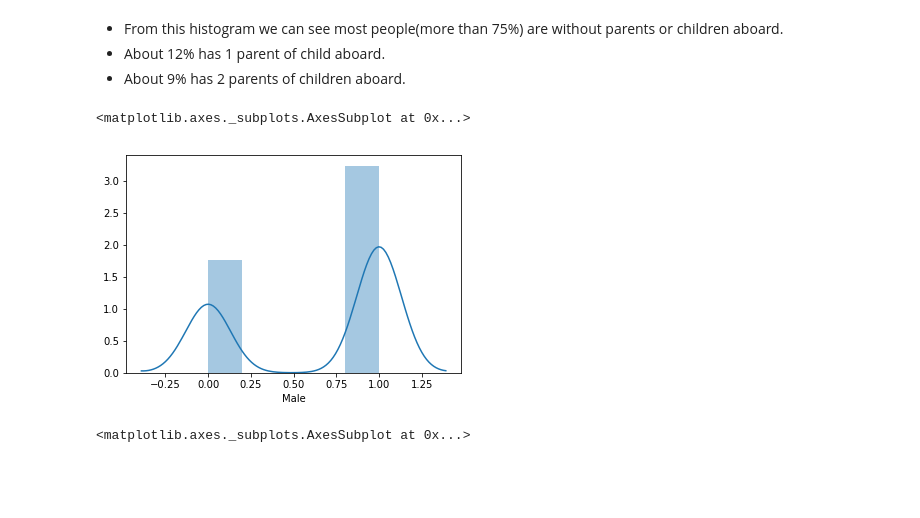
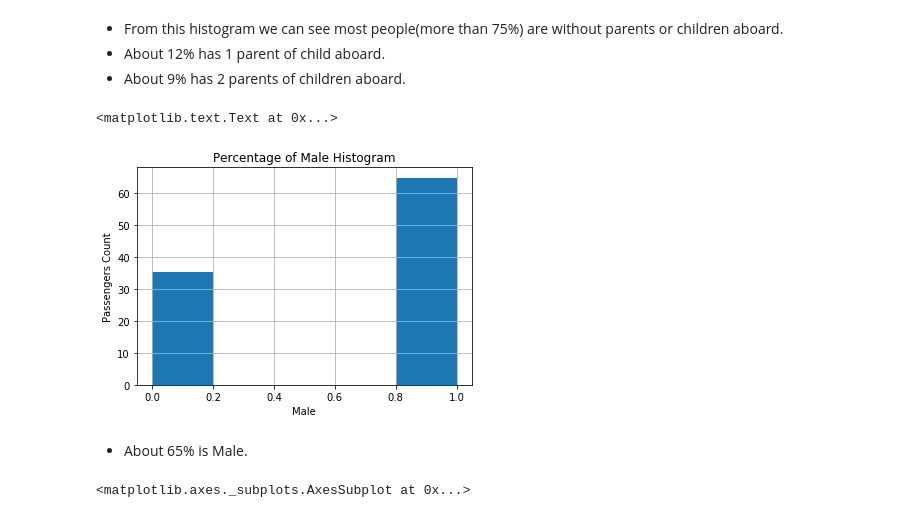
Before and after one commit to sunpochin/dand-p2-investigate-titanic-data, a Jupyter notebook: investigate-titanic-data.ipynb, the cells around one changed output. Drawn from its saved outputs; the diff is of its cells as text; code cells hidden in the pictures; blank space fills up the shorter version.

```diff
--- a/investigate-titanic-data.ipynb
+++ b/investigate-titanic-data.ipynb
@@ -249,11 +247,16 @@ plt.title("Parch. Histogram")
 * From this histogram we can see most people(more than 75%) are without parents or children aboard.
 * About 12% has 1 parent of child aboard.
 * About 9% has 2 parents of children aboard.
-# %%
-sns.distplot(df['Male'], norm_hist=True)
-# %% [output]
-<matplotlib.axes._subplots.AxesSubplot at 0x...>
-[figure, removed]
+# %%
+df['Male'].hist(bins=5, weights=np.ones_like(df['Male']) * 100. / len(df['Male']))
+plt.xlabel("Male")
+plt.ylabel("Passengers Count")
+plt.title("Percentage of Male Histogram")
+# %% [output]
+<matplotlib.text.Text at 0x...>
+[figure, added]
+# %% [markdown]
+* About 65% is Male.
 # %%
 sns.distplot(df['Survived'], norm_hist=True)
 # %% [output]
```
Also changed, not shown: parts of 27 cells of this notebook.
